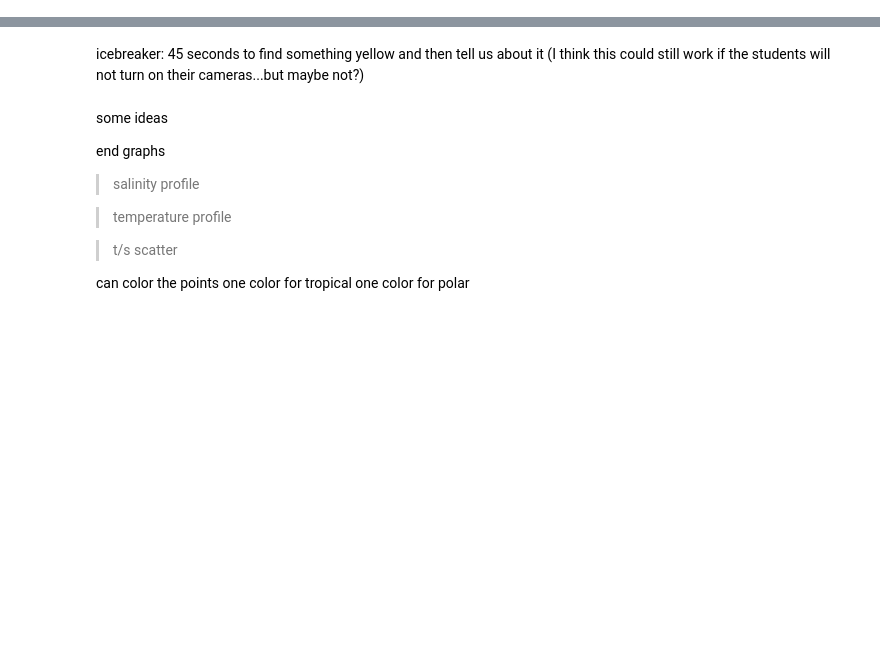
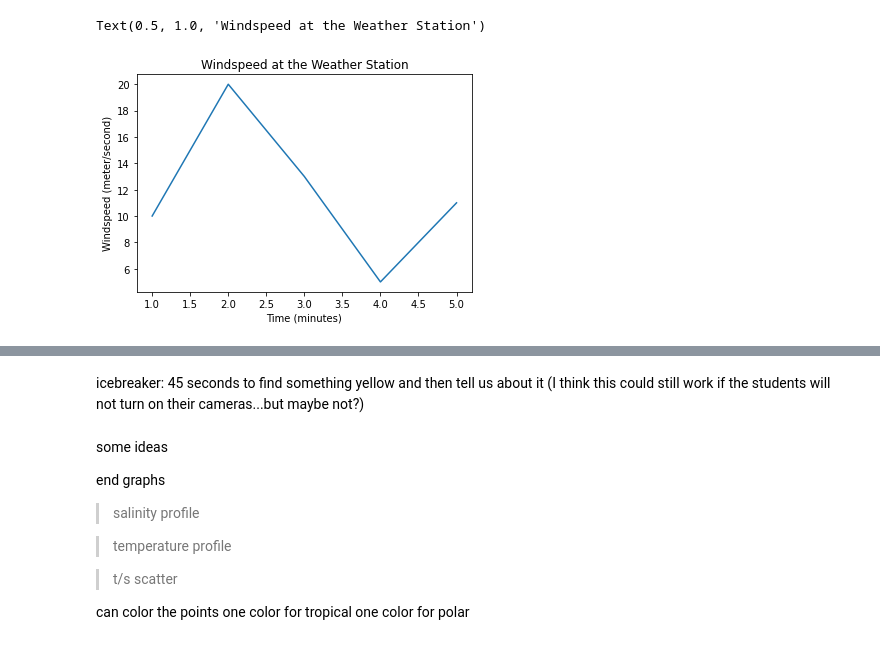
Before and after one commit to pyclub-cu/classes, a Jupyter notebook: Week_7_Data_Visualization.ipynb, the cells around one changed output, grey strips where cells are left out. Saved outputs shown, nothing was run; the diff lists cells and outputs as text; code cells hidden in the pictures; blank space fills up the shorter version.

```diff
--- a/Week_7_Data_Visualization.ipynb
+++ b/Week_7_Data_Visualization.ipynb
@@ -36,0 +75,10 @@ cast
+# %%
+# We can add more information to make it easy to understand like axis labels and a title
+
+plt.plot(x,y)
+plt.ylabel('Windspeed (meter/second)')
+plt.xlabel('Time (minutes)')
+plt.title('Windspeed at the Weather Station')
+# %% [output]
+Text(0.5, 1.0, 'Windspeed at the Weather Station')
+[figure, added]
```
Also changed, not shown: parts of 20 cells of this notebook.
